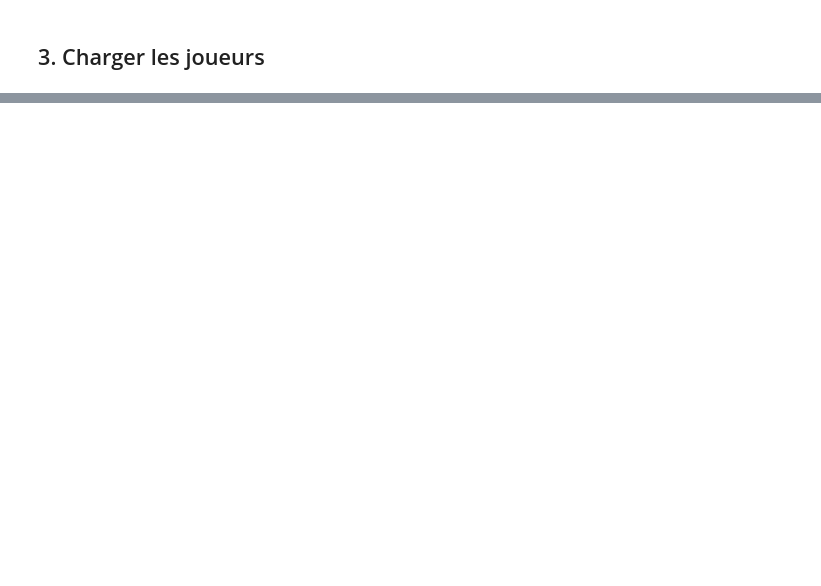
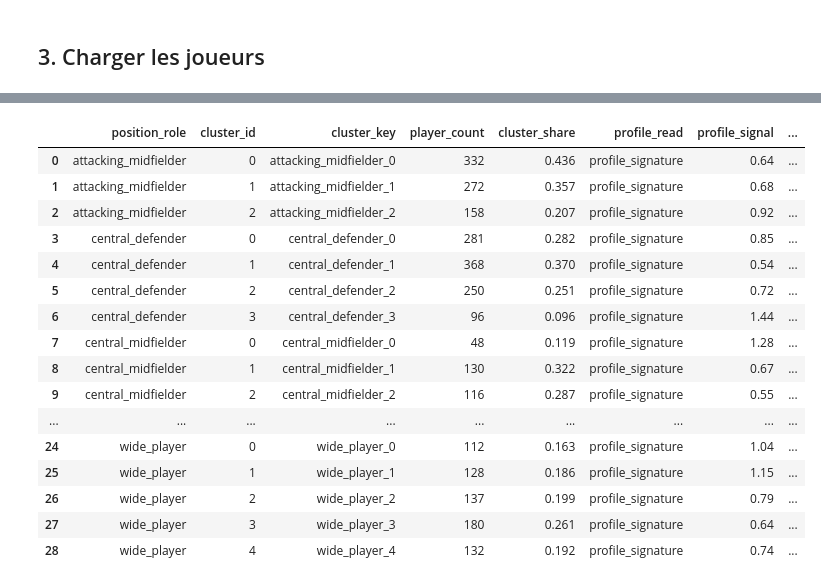
Before and after one commit to kinpintouche-star/football-predictor, a Jupyter notebook: neon_to_clusters.ipynb, the cells around one changed output, grey strips where cells are left out. Cells and saved outputs as stored; diff of their text form; code cells hidden in the pictures; blank space fills up the shorter version.

```diff
--- a/neon_to_clusters.ipynb
+++ b/neon_to_clusters.ipynb
@@ -806,0 +814,19 @@ Point important : `GK` utilisera bien `goalkeeper_attribute_set`, tandis que les
+# %%
+# Le rôle goalkeeper utilise les features gardien.
+# Tous les autres rôles utilisent uniquement les features joueurs de champ.
+feature_columns_by_role = {
+    role: (gk_final_columns if role == "goalkeeper" else field_final_columns)
+    for role in ROLE_GROUPS
+}
+
+role_feature_summary_df = pd.DataFrame([
+    {
+        "position_role": role,
+        "positions_included": ROLE_GROUPS[role],
+        "feature_count": len(feature_columns),
+        "features": feature_columns,
+    }
+    for role, feature_columns in feature_columns_by_role.items()
+]).sort_values("position_role")
+
+display(role_feature_summary_df)
@@ -806,0 +1477,62 @@ Point important : `GK` utilisera bien `goalkeeper_attribute_set`, tandis que les
+# %%
+final_signature_rows = []
+final_zscores_by_role = {}
+
+for role, chosen_k in CLUSTERS_BY_ROLE.items():
+    role_df, feature_columns, scaled_matrix, scaler = prepare_role_matrix(role)
+    role_feature_df = role_df[feature_columns].apply(pd.to_numeric, errors="coerce")
+    role_mean = role_feature_df.mean()
+    role_std = role_feature_df.std(ddof=0).replace(0, np.nan)
+
+    role_profiles_df = cluster_profiles_df[cluster_profiles_df["position_role"] == role]
+
+    zscore_rows = []
+    for _, profile_row in role_profiles_df.iterrows():
+        cluster_id = int(profile_row["cluster_id"])
+        profile_values = pd.to_numeric(profile_row[feature_columns], errors="coerce")
+        zscore_row = ((profile_values - role_mean) / role_std).round(2)
+        zscore_row.name = cluster_id
+        zscore_rows.append(zscore_row)
+
+        cluster_members_df = player_role_clusters_df[
+            (player_role_clusters_df["position_role"] == role)
+            & (player_role_clusters_df["cluster_id"] == cluster_id)
+        ]
+
+        profile_summary = summarize_zscore_row(zscore_row)
+        final_signature_rows.append({
+            "position_role": role,
+            "cluster_id": cluster_id,
+            "cluster_key": f"{role}_{cluster_id}",
+            "player_count": len(cluster_members_df),
+            "cluster_share": round(len(cluster_members_df) / len(role_df), 3),
+            **profile_summary,
+        })
+
+    final_zscores_by_role[role] = pd.DataFrame(zscore_rows)
+
+final_cluster_signatures_df = (
+    pd.DataFrame(final_signature_rows)
+    .sort_values(["position_role", "cluster_id"])
+    .reset_index(drop=True)
+)
+
+display(final_cluster_signatures_df)
+# %% [output]
+|  | position_role | cluster_id | cluster_key | player_count | cluster_share | profile_read | profile_signal | ... |
+| 0 | attacking_midfielder | 0 | attacking_midfielder_0 | 332 | 0.436 | profile_signature | 0.64 | ... |
+| 1 | attacking_midfielder | 1 | attacking_midfielder_1 | 272 | 0.357 | profile_signature | 0.68 | ... |
+| 2 | attacking_midfielder | 2 | attacking_midfielder_2 | 158 | 0.207 | profile_signature | 0.92 | ... |
+| 3 | central_defender | 0 | central_defender_0 | 281 | 0.282 | profile_signature | 0.85 | ... |
+| 4 | central_defender | 1 | central_defender_1 | 368 | 0.370 | profile_signature | 0.54 | ... |
+| 5 | central_defender | 2 | central_defender_2 | 250 | 0.251 | profile_signature | 0.72 | ... |
+| 6 | central_defender | 3 | central_defender_3 | 96 | 0.096 | profile_signature | 1.44 | ... |
+| 7 | central_midfielder | 0 | central_midfielder_0 | 48 | 0.119 | profile_signature | 1.28 | ... |
+| 8 | central_midfielder | 1 | central_midfielder_1 | 130 | 0.322 | profile_signature | 0.67 | ... |
+| 9 | central_midfielder | 2 | central_midfielder_2 | 116 | 0.287 | profile_signature | 0.55 | ... |
+| ... | ... | ... | ... | ... | ... | ... | ... | ... |
+| 24 | wide_player | 0 | wide_player_0 | 112 | 0.163 | profile_signature | 1.04 | ... |
+| 25 | wide_player | 1 | wide_player_1 | 128 | 0.186 | profile_signature | 1.15 | ... |
+| 26 | wide_player | 2 | wide_player_2 | 137 | 0.199 | profile_signature | 0.79 | ... |
+| 27 | wide_player | 3 | wide_player_3 | 180 | 0.261 | profile_signature | 0.64 | ... |
+| 28 | wide_player | 4 | wide_player_4 | 132 | 0.192 | profile_signature | 0.74 | ... |
```
Also changed, not shown: parts of 73 cells of this notebook, 5 other files.
